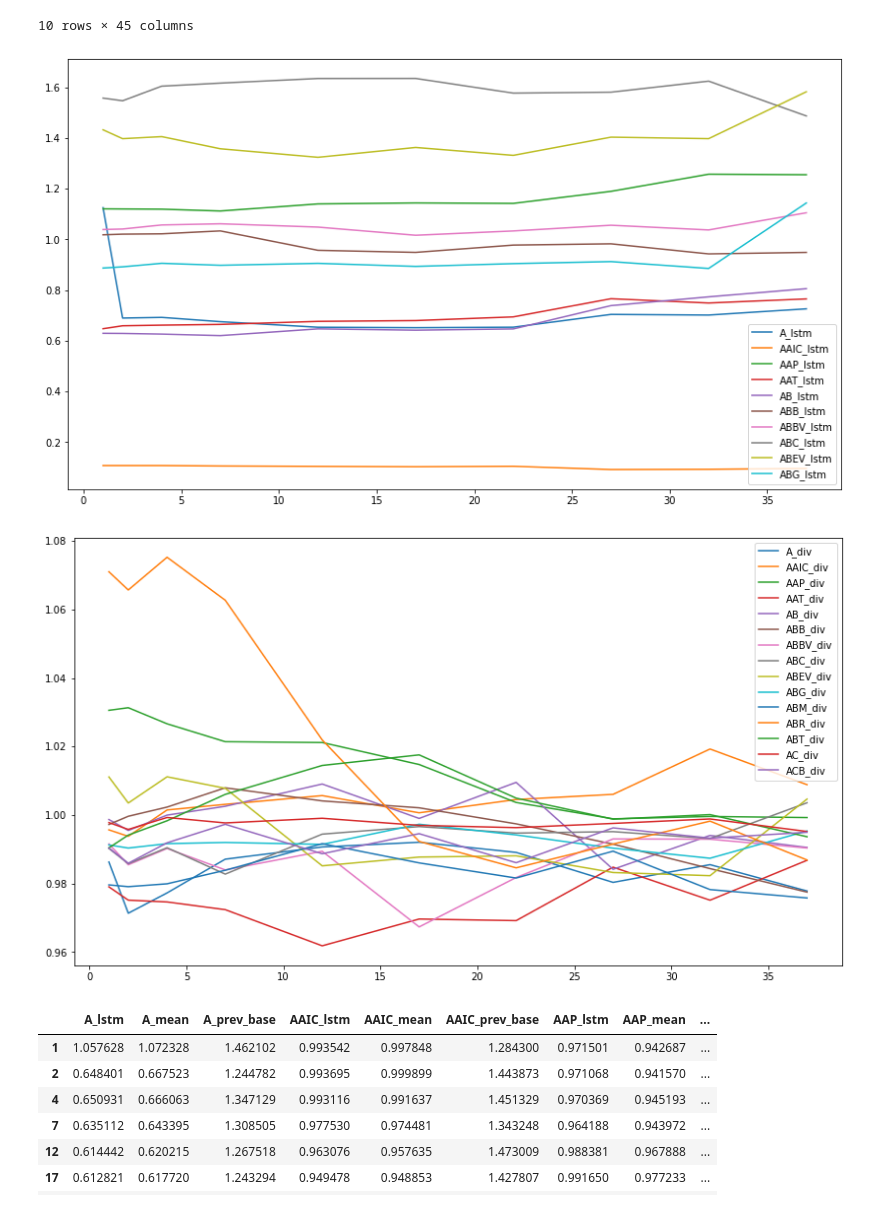
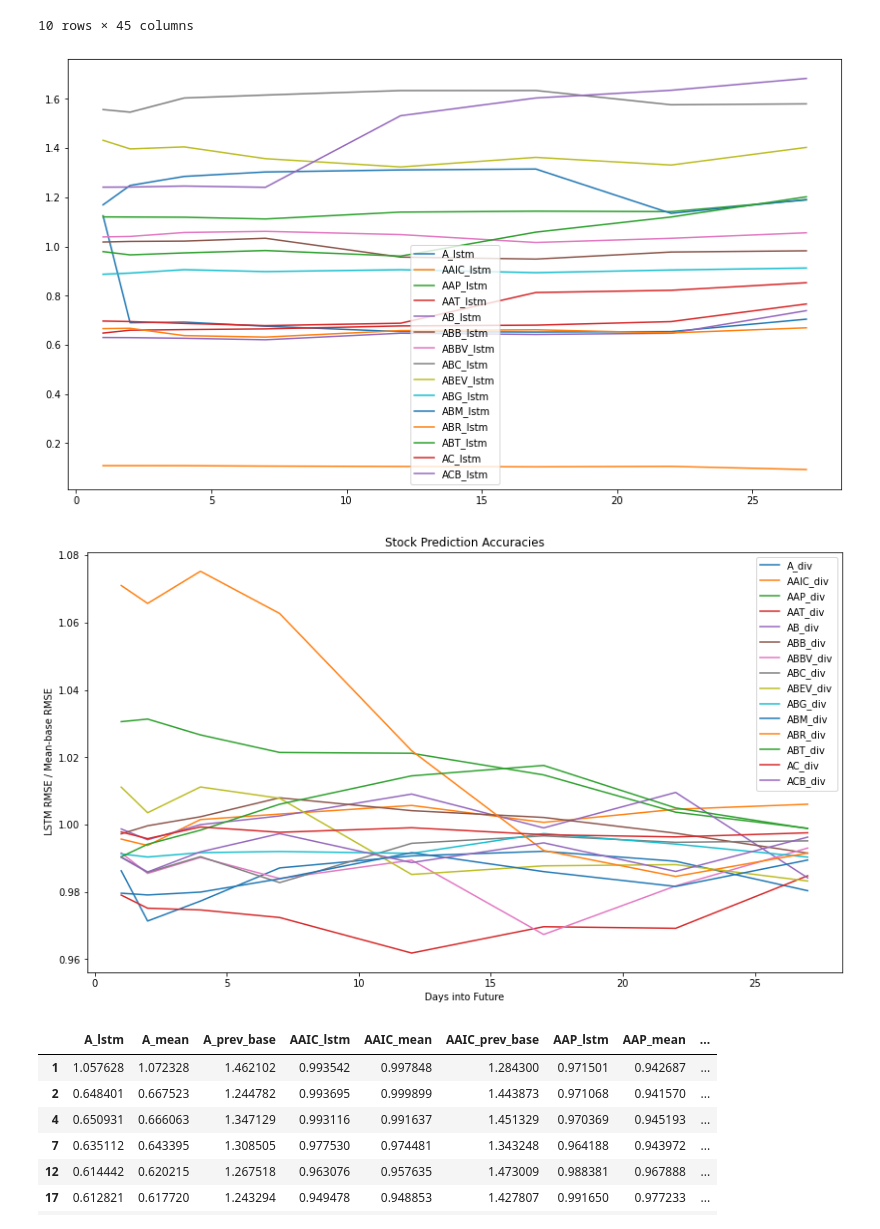
Before and after one commit to Maltanno/Capstone_project, a Jupyter notebook: Comparison.ipynb, the cells around one changed output. Saved outputs shown, nothing was run; the diff lists cells and outputs as text; code cells hidden in the pictures.

Commit message:
Updated Rebuild section and graphs

```diff
--- a/Comparison.ipynb
+++ b/Comparison.ipynb
@@ -263,17 +263,19 @@ resf
 # %%
 lstms = [col for col in resf.columns if 'lstm' in col]
 means = [col for col in resf.columns if 'mean' in col]
-resf[lstms[:10]].plot(figsize=(14,8));
+resf.loc[:27, lstms].plot(figsize=(14,8));
 # %% [output]
-[figure, old version]
+[figure, new version]
 # %%
 for sym in syms:
     resf[sym + '_div'] = resf[sym + '_lstm'] / resf[sym + '_mean_base']
 divs = [col for col in resf.columns if 'div' in col]
-resf[divs].plot(figsize=(14,8));
+ax = resf.loc[:27,divs].plot(figsize=(14,8), title='Stock Prediction Accuracies');
+ax.set_xlabel('Days into Future');
+ax.set_ylabel(' LSTM RMSE / Mean-base RMSE');
 # lower: better; lower than 1: better than mean
 # %% [output]
-[figure, old version]
+[figure, new version]
 # %%
 #dividing the RMSEs by the std, however this can reward high std as shown in 'A'
 std = {}
```
Also changed, not shown: parts of 3 cells of this notebook, 1 other file.
